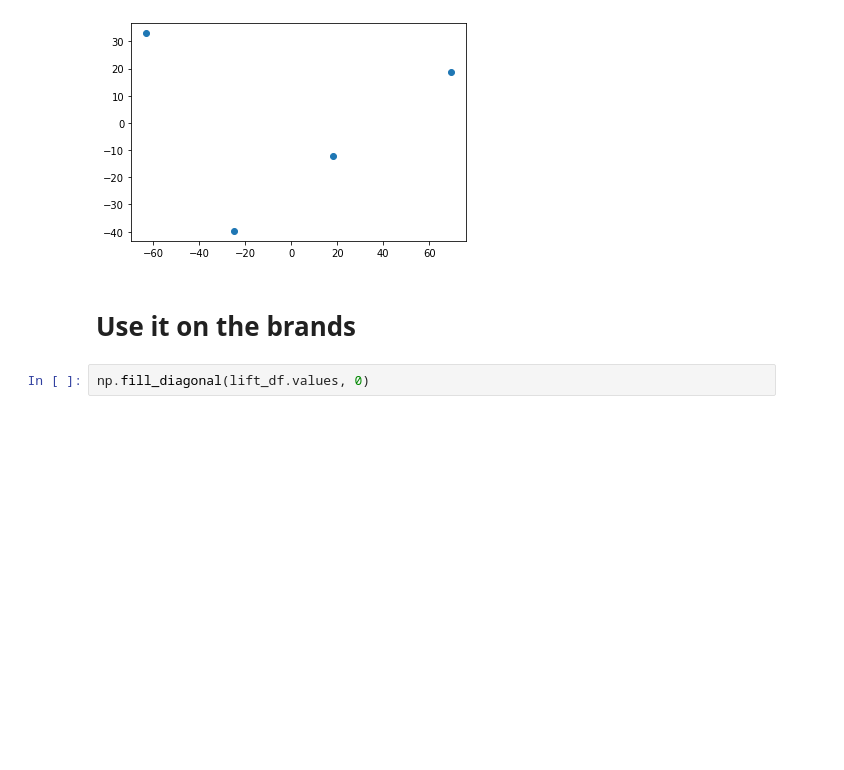
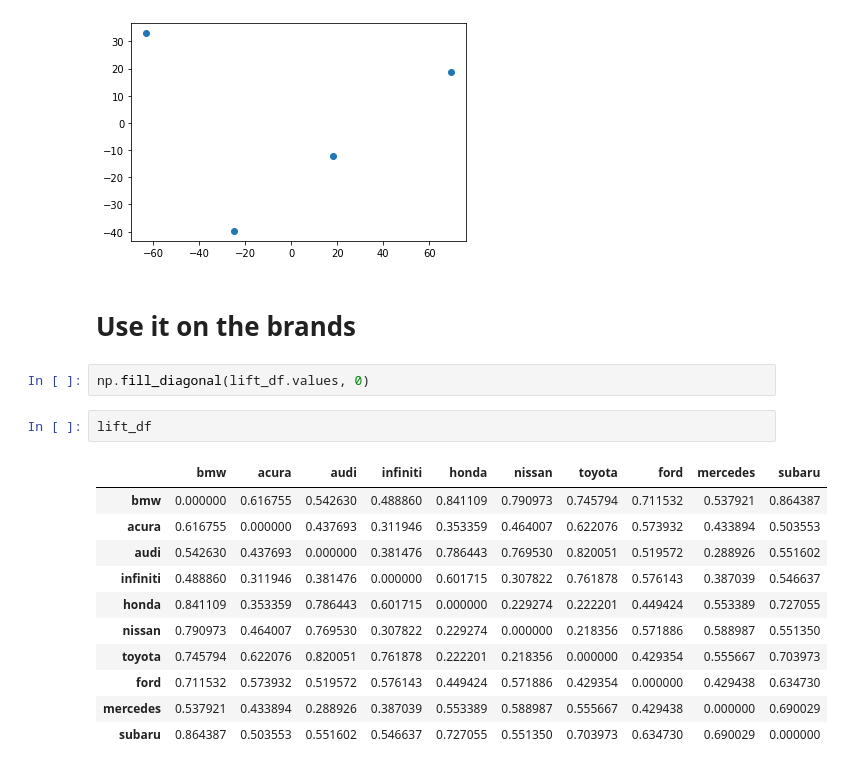
Before and after one commit to chenson2018/Text-Analysis-Class, a Jupyter notebook: Assignment 1/Henson_HW1.ipynb, the cells around one changed output. Saved outputs shown, nothing was run; the diff lists cells and outputs as text; blank space fills up the shorter version.

```diff
--- a/Assignment 1/Henson_HW1.ipynb
+++ b/Assignment 1/Henson_HW1.ipynb
@@ -323,4 +327,18 @@ ret = MDS(np.array([[0, 93, 82, 133],
 # Use it on the brands
 # %%
 np.fill_diagonal(lift_df.values, 0)
+# %%
+lift_df
+# %% [output]
+|  | bmw | acura | audi | infiniti | honda | nissan | toyota | ford | mercedes | subaru |
+| bmw | 0.000000 | 0.616755 | 0.542630 | 0.488860 | 0.841109 | 0.790973 | 0.745794 | 0.711532 | 0.537921 | 0.864387 |
+| acura | 0.616755 | 0.000000 | 0.437693 | 0.311946 | 0.353359 | 0.464007 | 0.622076 | 0.573932 | 0.433894 | 0.503553 |
+| audi | 0.542630 | 0.437693 | 0.000000 | 0.381476 | 0.786443 | 0.769530 | 0.820051 | 0.519572 | 0.288926 | 0.551602 |
+| infiniti | 0.488860 | 0.311946 | 0.381476 | 0.000000 | 0.601715 | 0.307822 | 0.761878 | 0.576143 | 0.387039 | 0.546637 |
+| honda | 0.841109 | 0.353359 | 0.786443 | 0.601715 | 0.000000 | 0.229274 | 0.222201 | 0.449424 | 0.553389 | 0.727055 |
+| nissan | 0.790973 | 0.464007 | 0.769530 | 0.307822 | 0.229274 | 0.000000 | 0.218356 | 0.571886 | 0.588987 | 0.551350 |
+| toyota | 0.745794 | 0.622076 | 0.820051 | 0.761878 | 0.222201 | 0.218356 | 0.000000 | 0.429354 | 0.555667 | 0.703973 |
+| ford | 0.711532 | 0.573932 | 0.519572 | 0.576143 | 0.449424 | 0.571886 | 0.429354 | 0.000000 | 0.429438 | 0.634730 |
+| mercedes | 0.537921 | 0.433894 | 0.288926 | 0.387039 | 0.553389 | 0.588987 | 0.555667 | 0.429438 | 0.000000 | 0.690029 |
+| subaru | 0.864387 | 0.503553 | 0.551602 | 0.546637 | 0.727055 | 0.551350 | 0.703973 | 0.634730 | 0.690029 | 0.000000 |
 # %%
```
Also changed, not shown: parts of 9 cells of this notebook, 1 other file.
